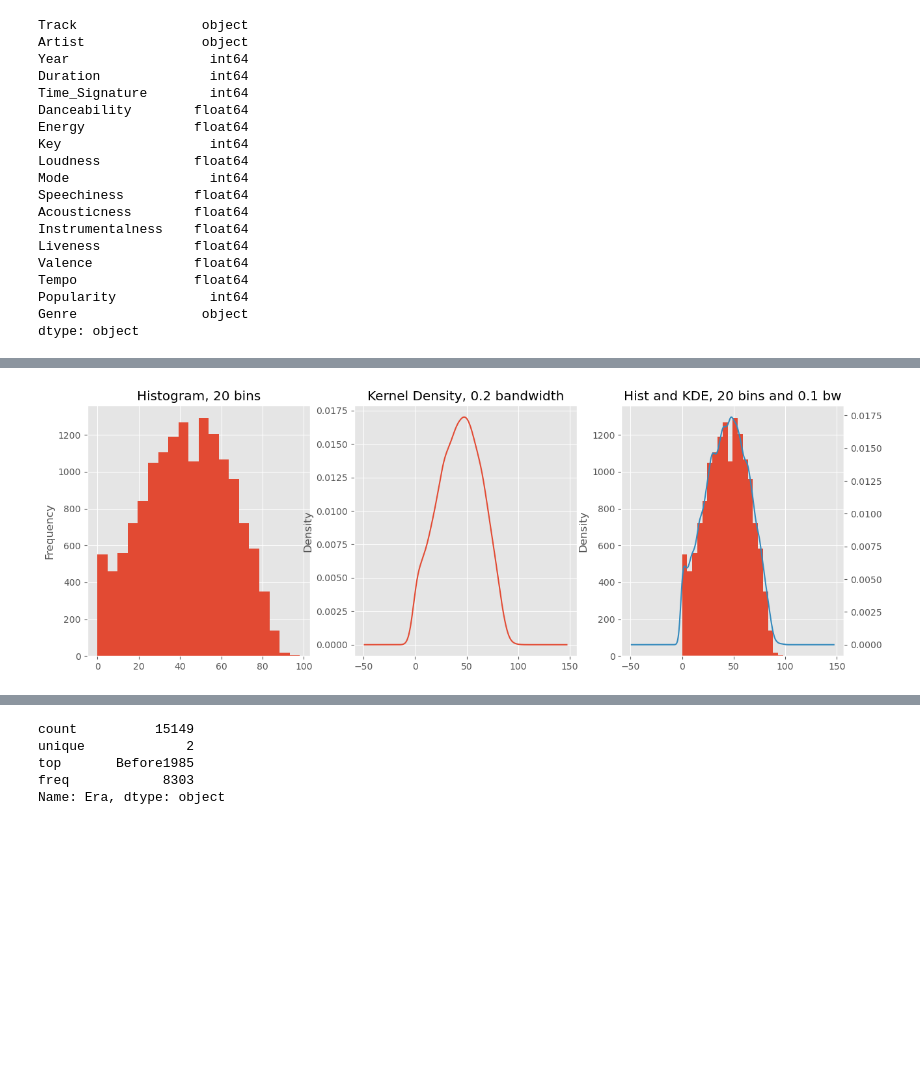
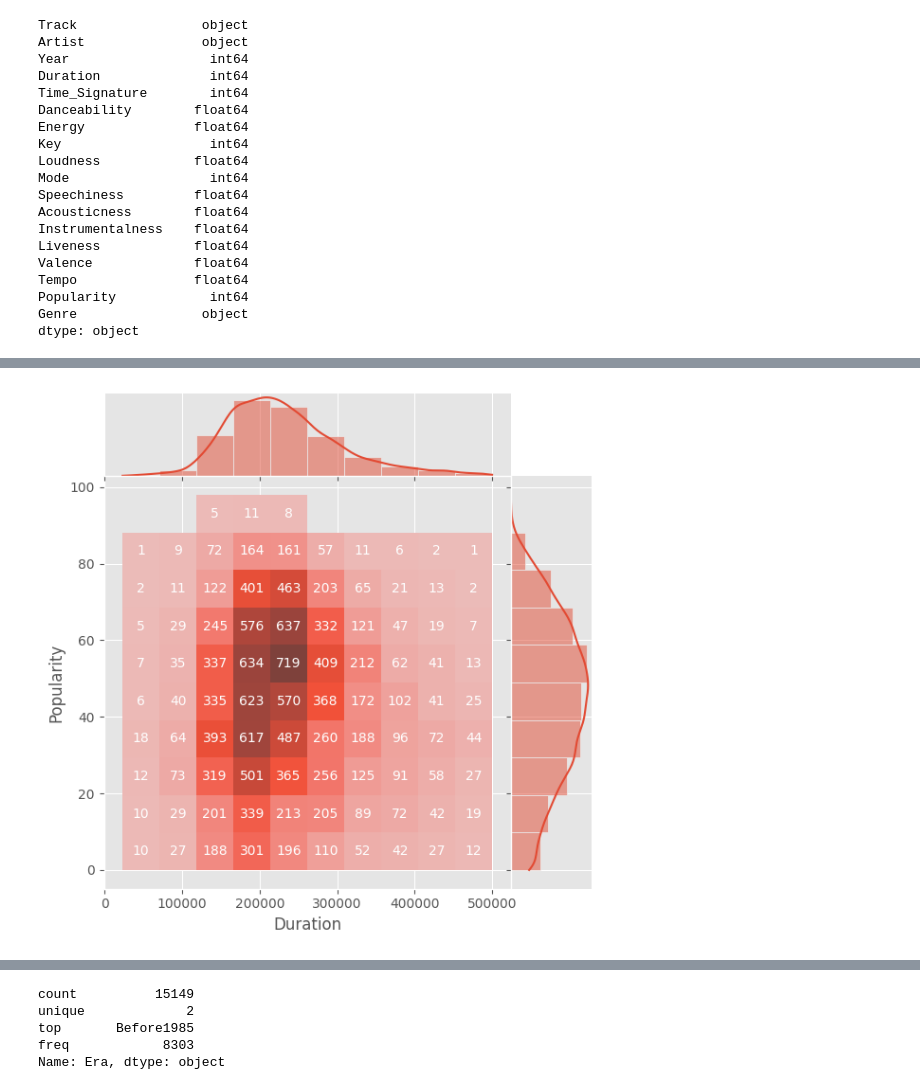
Before and after one commit to bonitadavis/ML-Lab-1, a Jupyter notebook: Lab1.ipynb, the cells around one changed output, grey strips where cells are left out. Cells and saved outputs as stored; diff of their text form; code cells hidden in the pictures; blank space fills up the shorter version.

```diff
--- a/Lab1.ipynb
+++ b/Lab1.ipynb
@@ -208,25 +214,33 @@ plt.show()
-# %%
-# Start by just plotting what we previously grouped!
-plt.style.use('ggplot')
-
-fig = plt.figure(figsize=(15,5))
-
-plt.subplot(1,3,1)
-df.Popularity.plot.hist(bins=20)
-plt.title('Histogram, 20 bins')
-
-plt.subplot(1,3,2)
-df.Popularity.plot.kde(bw_method=0.2)
-plt.title('Kernel Density, 0.2 bandwidth')
-
-plt.subplot(1,3,3)
-df.Popularity.plot.hist(bins=20)
-df.Popularity.plot.kde(bw_method=0.1, secondary_y=True)
-plt.title('Hist and KDE, 20 bins and 0.1 bw')
-
-plt.show()
-# %% [output]
-[figure, removed]
+# %%
+filtered_df = df[df['Duration'] < 500000]
+#print(filtered_df)
+
+# Create the JointGrid object
+g2 = sns.JointGrid(data=filtered_df, x="Duration", y="Popularity", space=0)
+
+# Plot the 2D histogram with KDE on the margins
+g2.plot_marginals(sns.histplot, kde=True, bins=10)
+
+# Set the aspect ratio of the x-axis marginal plot
+#g.ax_marg_x.set_aspect(1.0 / g.ax_marg_x.get_data_ratio(), adjustable='box')
+
+# Add the 2D histogram to the central plot
+ax = g2.ax_joint
+sns.histplot(x='Duration', y='Popularity', data=filtered_df, bins=10, ax=ax)
+
+# Now add text annotations to the histogram cells
+coords = ax.collections[0].get_coordinates()
+half_width = (coords[0, 1, 0] - coords[0, 0, 0]) / 2
+half_height = (coords[1, 0, 1] - coords[0, 0, 1]) / 2
+
+for v, (xv, yv) in zip(ax.collections[0].get_array().ravel(), coords[:-1, :-1, :].reshape(-1, 2)):
+    if not np.ma.is_masked(v):
+        ax.text(xv + half_width, yv + half_height, f'{v:.0f}', ha='center', va='center', color='white')
+
+# Display the plot
+plt.show()
+# %% [output]
+[figure, added]
 # %%
 import warnings
 warnings.simplefilter('ignore', DeprecationWarning)
```
Also changed, not shown: parts of 10 cells of this notebook.
